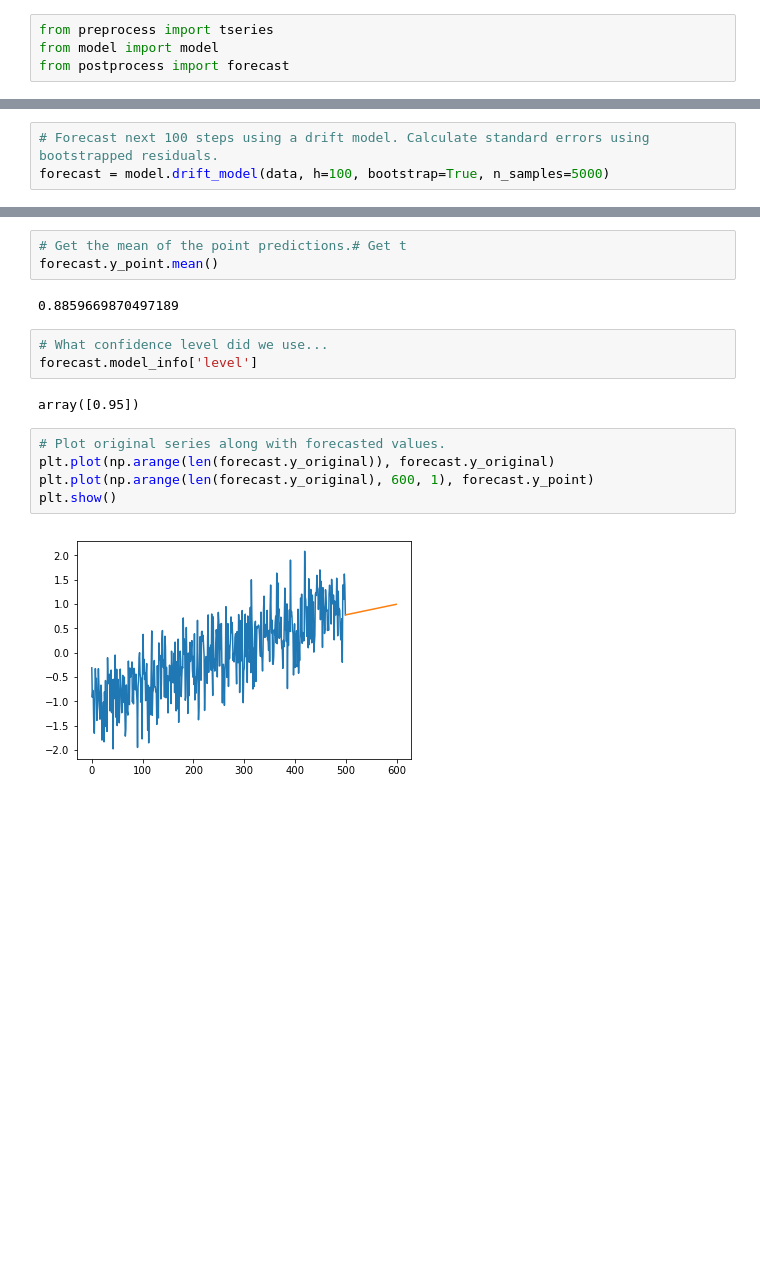
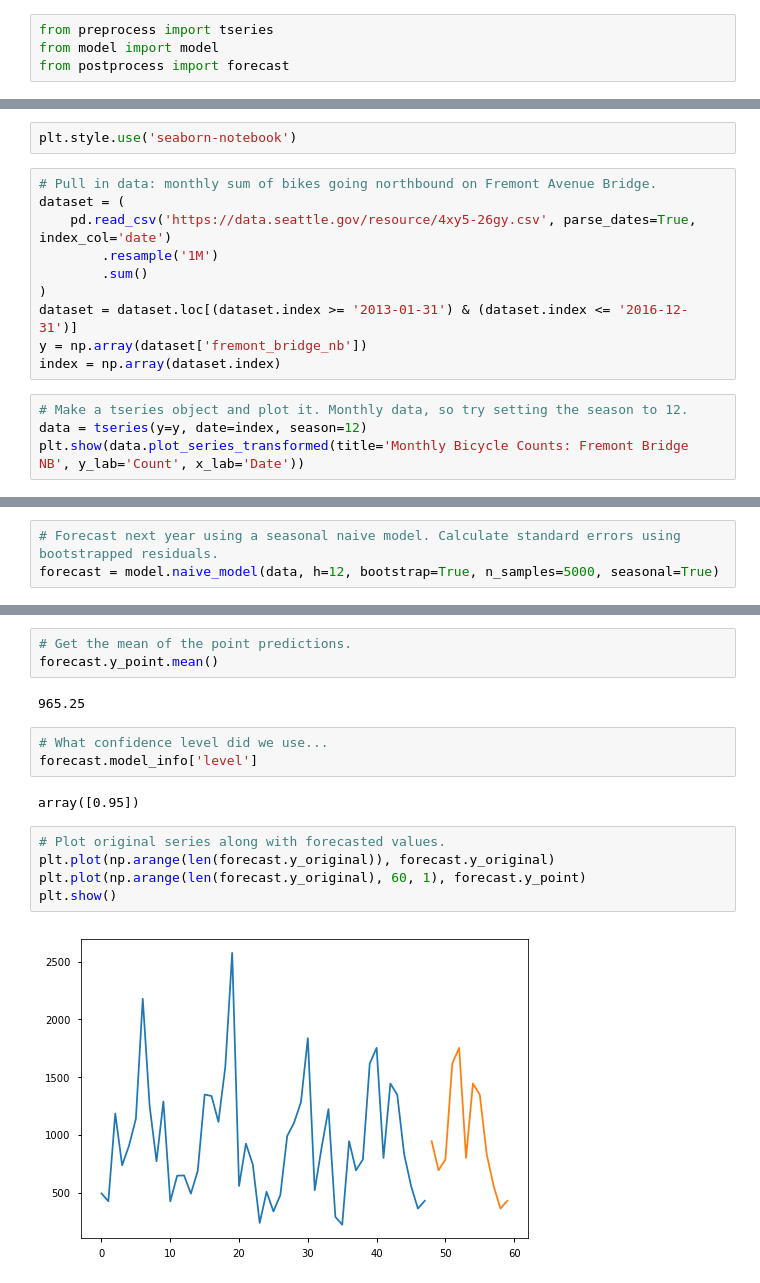
Before and after one commit to jdee-smith/PyForePa, a Jupyter notebook: PyForePa_basic.ipynb, the cells around one changed output, grey strips where cells are left out. Saved outputs shown, nothing was run; the diff lists cells and outputs as text; blank space fills up the shorter version.

```diff
--- a/PyForePa_basic.ipynb
+++ b/PyForePa_basic.ipynb
@@ -17,0 +9,16 @@ data = tseries(y=y, date=date)
+# %%
+plt.style.use('seaborn-notebook')
+# %%
+# Pull in data: monthly sum of bikes going northbound on Fremont Avenue Bridge.
+dataset = (
+    pd.read_csv('https://data.seattle.gov/resource/4xy5-26gy.csv', parse_dates=True, index_col='date')
+        .resample('1M')
+        .sum()
+)
+dataset = dataset.loc[(dataset.index >= '2013-01-31') & (dataset.index <= '2016-12-31')]
+y = np.array(dataset['fremont_bridge_nb'])
+index = np.array(dataset.index)
+# %%
+# Make a tseries object and plot it. Monthly data, so try setting the season to 12.
+data = tseries(y=y, date=index, season=12)
+plt.show(data.plot_series_transformed(title='Monthly Bicycle Counts: Fremont Bridge NB', y_lab='Count', x_lab='Date'))
@@ -18,3 +42,3 @@ data = tseries(y=y, date=date)
 # %%
-# Forecast next 100 steps using a drift model. Calculate standard errors using bootstrapped residuals.
-forecast = model.drift_model(data, h=100, bootstrap=True, n_samples=5000)
+# Forecast next year using a seasonal naive model. Calculate standard errors using bootstrapped residuals.
+forecast = model.naive_model(data, h=12, bootstrap=True, n_samples=5000, seasonal=True)
@@ -30,8 +61,8 @@ array([[-1.02028007,  0.77825276,  2.57678559],
 # %%
-# Get the mean of the point predictions.# Get t
+# Get the mean of the point predictions.
 forecast.y_point.mean()
 # %% [output]
-0.8859669870497189
+965.25
 # %%
 # What confidence level did we use...
 forecast.model_info['level']
@@ -40,8 +71,8 @@ array([0.95])
 # %%
 # Plot original series along with forecasted values.
 plt.plot(np.arange(len(forecast.y_original)), forecast.y_original)
-plt.plot(np.arange(len(forecast.y_original), 600, 1), forecast.y_point)
+plt.plot(np.arange(len(forecast.y_original), 60, 1), forecast.y_point)
 plt.show()
 # %% [output]
-[figure, old version]
+[figure, new version]
 # %%
```
Also changed, not shown: parts of 15 cells of this notebook, 15 other files.
